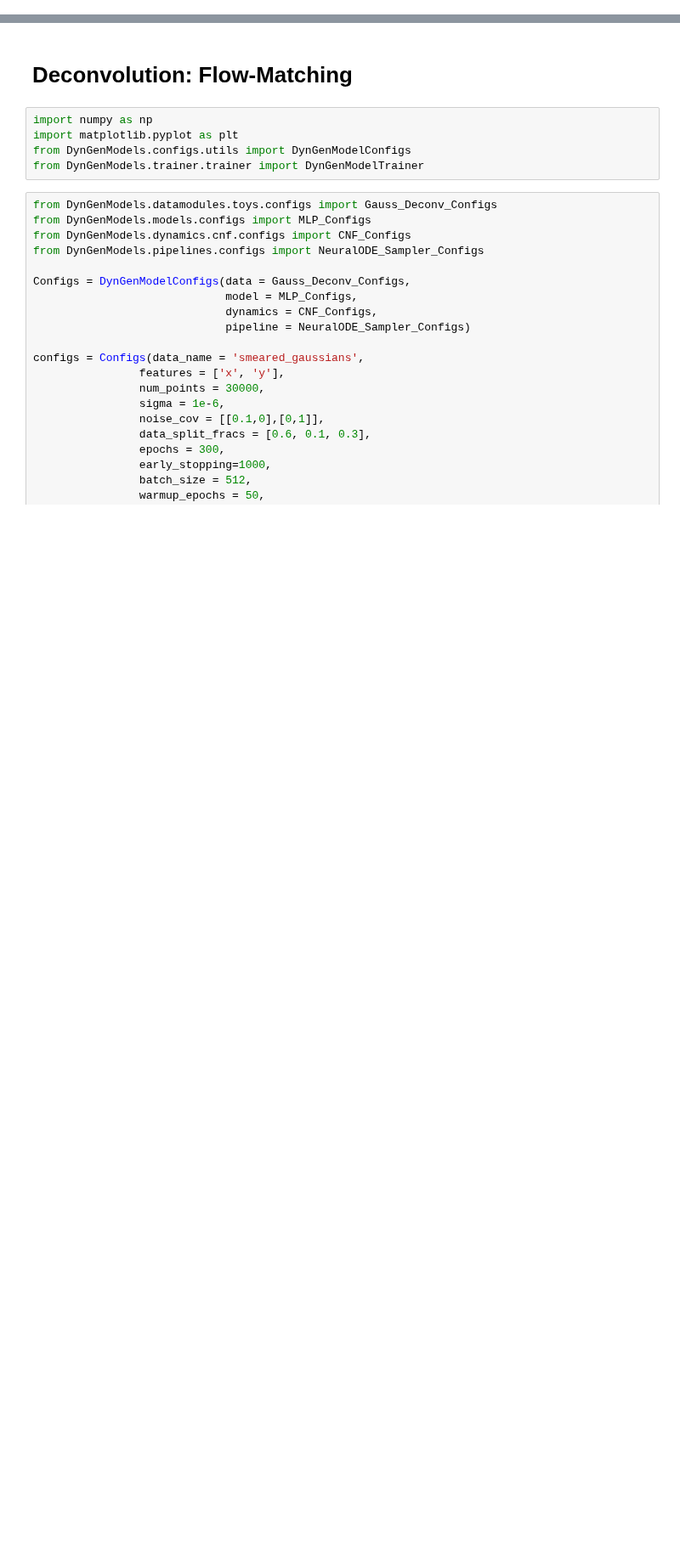
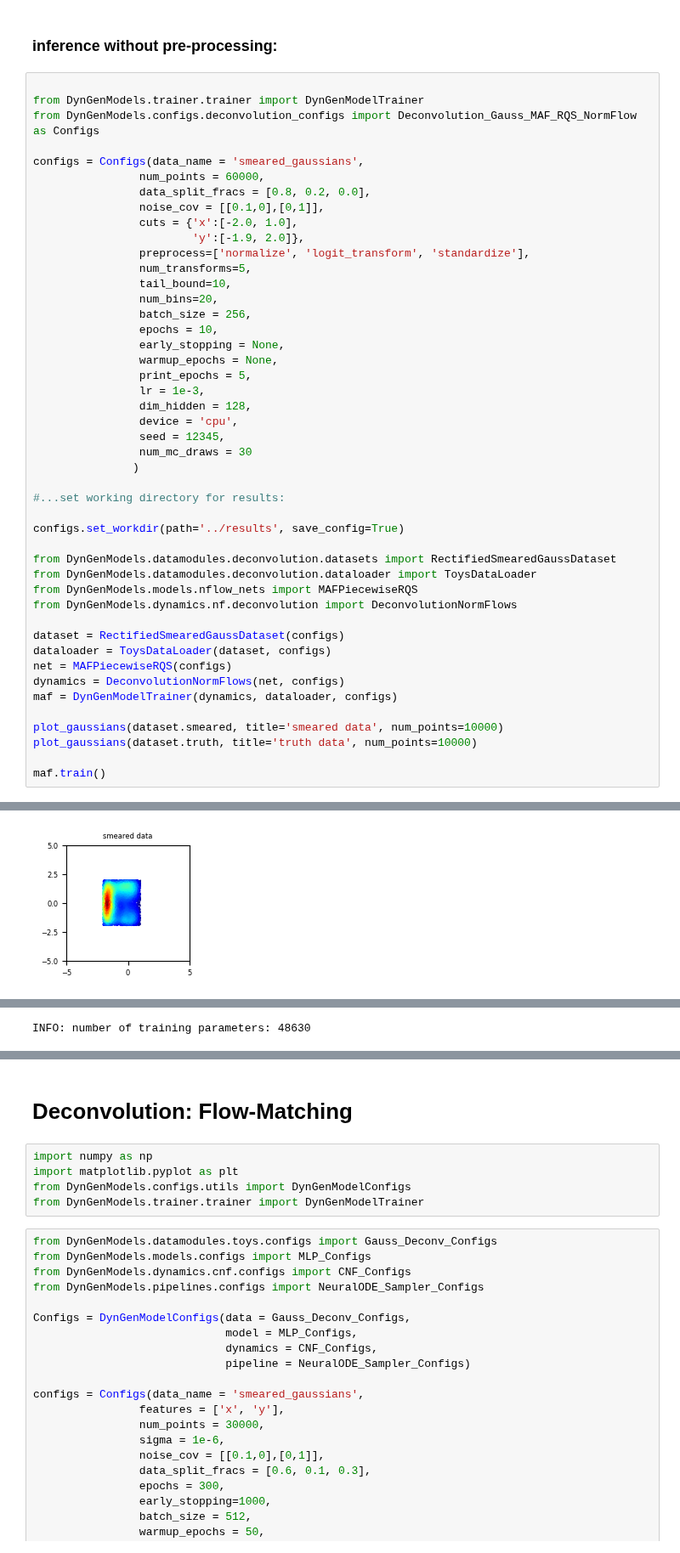
Before and after one commit to dfaroughy/DynGenModels, a Jupyter notebook: experiments/deconvolution.ipynb, the cells around one changed output, grey strips where cells are left out. Shown at 85% size. Drawn from its saved outputs; the diff is of its cells as text; blank space fills up the shorter version.

```diff
--- a/experiments/deconvolution.ipynb
+++ b/experiments/deconvolution.ipynb
@@ -0,0 +24,49 @@
+# %% [markdown]
+### inference without pre-processing:
+# %%
+
+from DynGenModels.trainer.trainer import DynGenModelTrainer
+from DynGenModels.configs.deconvolution_configs import Deconvolution_Gauss_MAF_RQS_NormFlow as Configs
+
+configs = Configs(data_name = 'smeared_gaussians',
+                num_points = 60000,
+                data_split_fracs = [0.8, 0.2, 0.0],
+                noise_cov = [[0.1,0],[0,1]],
+                cuts = {'x':[-2.0, 1.0],
+                        'y':[-1.9, 2.0]},
+                preprocess=['normalize', 'logit_transform', 'standardize'],
+                num_transforms=5,
+                tail_bound=10,
+                num_bins=20,
+                batch_size = 256,
+                epochs = 10,
+                early_stopping = None,
+                warmup_epochs = None,
+                print_epochs = 5,
+                lr = 1e-3,
+                dim_hidden = 128,
+                device = 'cpu',
+                seed = 12345,
+                num_mc_draws = 30
+               )
+
+#...set working directory for results:
+
+configs.set_workdir(path='../results', save_config=True)
+
+from DynGenModels.datamodules.deconvolution.datasets import RectifiedSmearedGaussDataset
+from DynGenModels.datamodules.deconvolution.dataloader import ToysDataLoader
+from DynGenModels.models.nflow_nets import MAFPiecewiseRQS
+from DynGenModels.dynamics.nf.deconvolution import DeconvolutionNormFlows
+
+dataset = RectifiedSmearedGaussDataset(configs)
+dataloader = ToysDataLoader(dataset, configs)
+net = MAFPiecewiseRQS(configs)
+dynamics = DeconvolutionNormFlows(net, configs)
+maf = DynGenModelTrainer(dynamics, dataloader, configs)
+
+plot_gaussians(dataset.smeared, title='smeared data', num_points=10000)
+plot_gaussians(dataset.truth, title='truth data', num_points=10000)
+
+maf.train()
+# %% [output]
@@ -0,0 +90 @@
+[figure, added]
@@ -0,0 +92 @@
+INFO: number of training parameters: 48630
```
Also changed, not shown: parts of 16 cells of this notebook, 13 other files.
